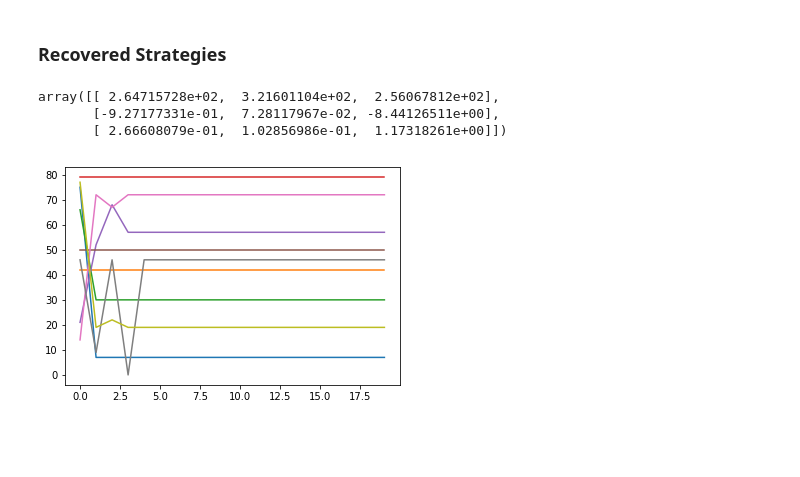
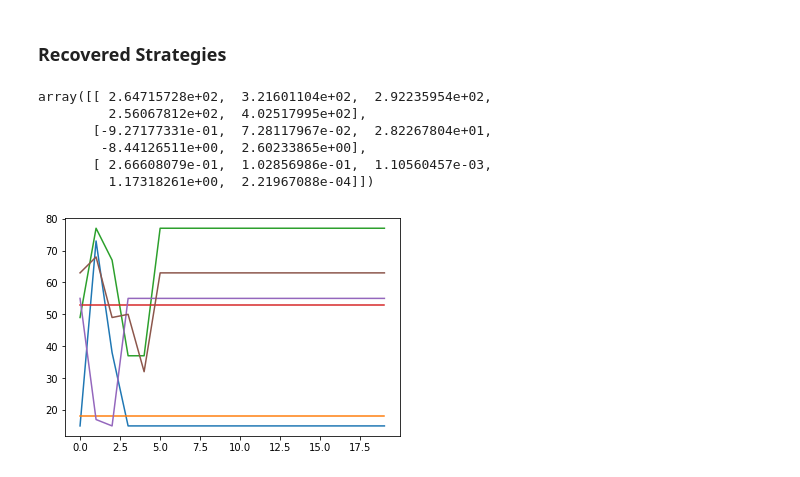
Before and after one commit to bmontambault/Active-Learning, a Jupyter notebook: individual_differences/Local Mixture Tests.ipynb, the cells around one changed output. Drawn from its saved outputs; the diff is of its cells as text; code cells hidden in the pictures; blank space fills up the shorter version.

```diff
--- a/individual_differences/Local Mixture Tests.ipynb
+++ b/individual_differences/Local Mixture Tests.ipynb
@@ -128,24 +128,27 @@ def local_clusters(trace, threshold):
 
     return samples
 # %%
-samples = local_clusters(inf_mix_trace, .15)
+samples = local_clusters(inf_mix_trace, .10)
 # %%
 mean = samples.mean(axis=0)
 # %%
 mean
 # %% [output]
-array([[ 2.64715728e+02,  3.21601104e+02,  2.56067812e+02],
-       [-9.27177331e-01,  7.28117967e-02, -8.44126511e+00],
-       [ 2.66608079e-01,  1.02856986e-01,  1.17318261e+00]])
+array([[ 2.64715728e+02,  3.21601104e+02,  2.92235954e+02,
+         2.56067812e+02,  4.02517995e+02],
+       [-9.27177331e-01,  7.28117967e-02,  2.82267804e+01,
+        -8.44126511e+00,  2.60233865e+00],
+       [ 2.66608079e-01,  1.02856986e-01,  1.10560457e-03,
+         1.17318261e+00,  2.21967088e-04]])
 # %%
 learned_params = true_params = {'learning_rate': mean[0],
                    'stay_penalty': mean[1],
                    'temperature': mean[2]}
 # %%
-new_data = generate1(local_acq1, learned_params, neg_quad_kern, neg_quad, 30, 20, 3, np.array([.333, .333, .333]))
+new_data = generate1(local_acq1, learned_params, neg_quad_kern, neg_quad, 30, 20, 5, np.ones(5)/5.)
 # %%
 new_actions = new_data[:,9,:].argmax(axis=1)
 # %%
-plt.plot(new_actions[:9].T);
+plt.plot(new_actions[:6].T);
 # %% [output]
-[figure, old version]
+[figure, new version]
```
Also changed, not shown: parts of 6 cells of this notebook, 2 other files.
